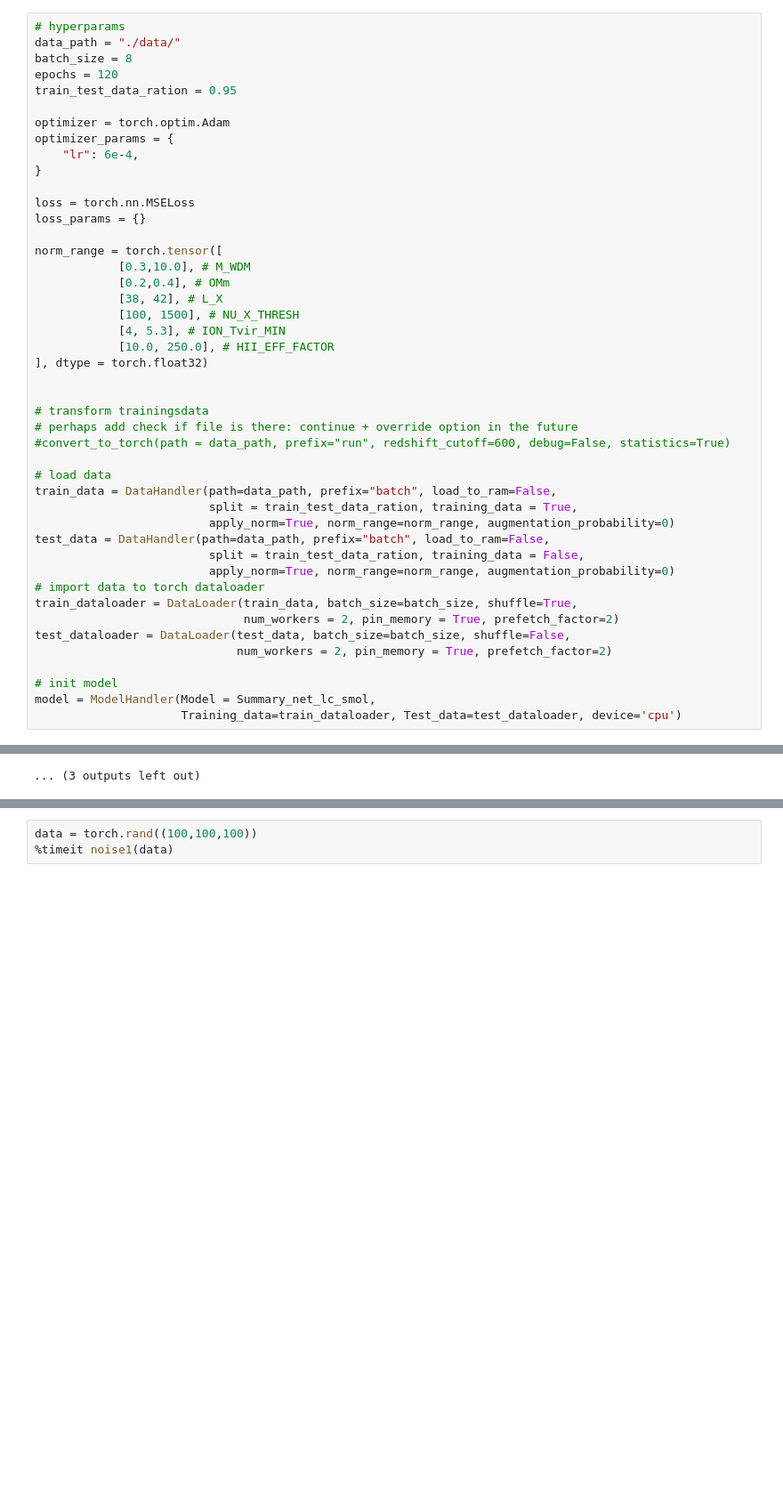
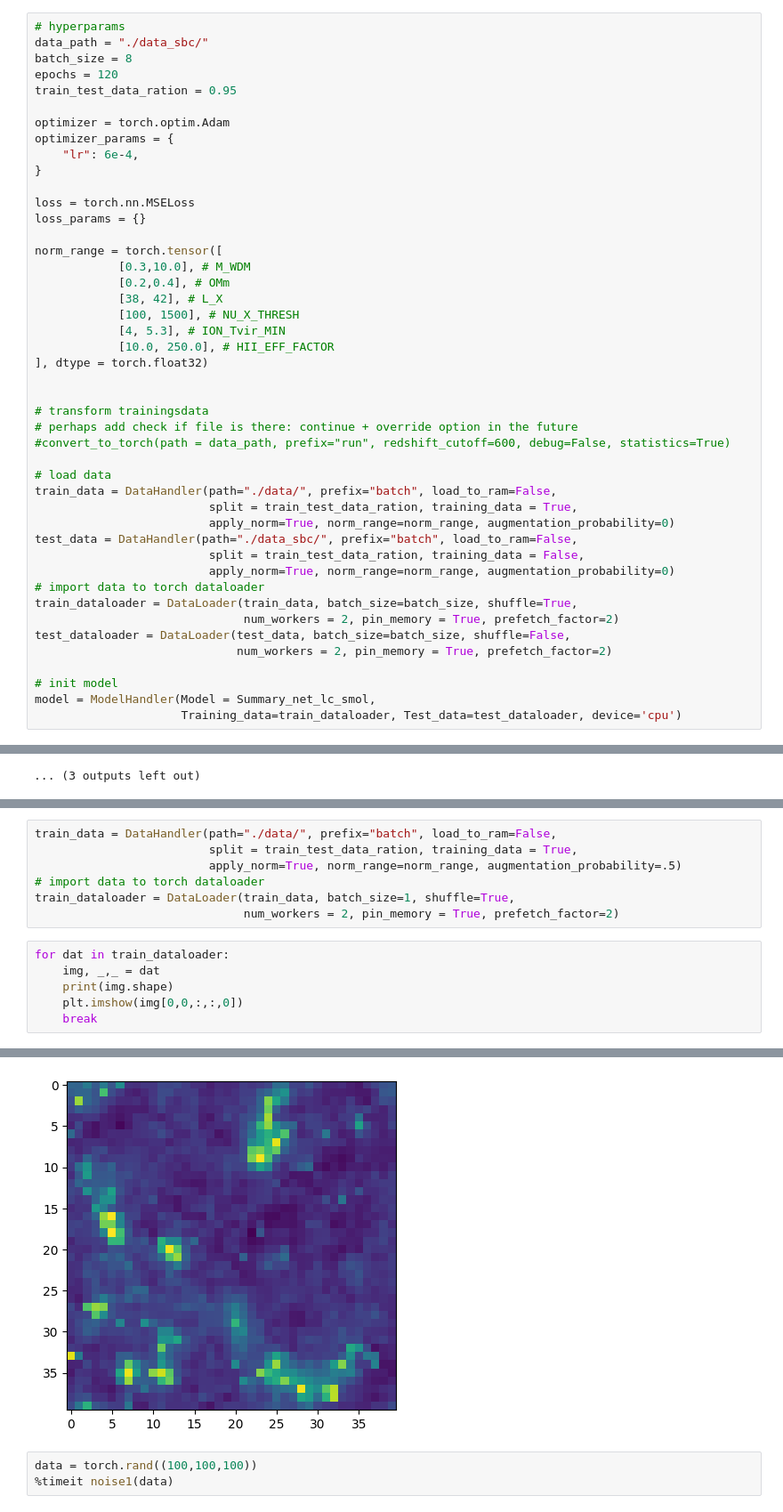
Before and after one commit to astro-ML/21cm-sbi, a Jupyter notebook: runner.ipynb, the cells around one changed output, grey strips where cells are left out. Shown at 89% size. Cells and saved outputs as stored; diff of their text form; blank space fills up the shorter version.

```diff
--- a/runner.ipynb
+++ b/runner.ipynb
@@ -12,6 +12,6 @@ Using cuda device
 # %%
 # hyperparams
-data_path = "./data/"
+data_path = "./data_sbc/"
 batch_size = 8
 epochs = 120
 train_test_data_ration = 0.95
@@ -39,10 +39,10 @@ norm_range = torch.tensor([
 #convert_to_torch(path = data_path, prefix="run", redshift_cutoff=600, debug=False, statistics=True)
 
 # load data
-train_data = DataHandler(path=data_path, prefix="batch", load_to_ram=False,
+train_data = DataHandler(path="./data/", prefix="batch", load_to_ram=False,
                          split = train_test_data_ration, training_data = True,
                          apply_norm=True, norm_range=norm_range, augmentation_probability=0)
-test_data = DataHandler(path=data_path, prefix="batch", load_to_ram=False,
+test_data = DataHandler(path="./data_sbc/", prefix="batch", load_to_ram=False,
                          split = train_test_data_ration, training_data = False,
                          apply_norm=True, norm_range=norm_range, augmentation_probability=0)
 # import data to torch dataloader
@@ -378,0 +340,14 @@ def noise2(data):
+# %%
+train_data = DataHandler(path="./data/", prefix="batch", load_to_ram=False,
+                         split = train_test_data_ration, training_data = True,
+                         apply_norm=True, norm_range=norm_range, augmentation_probability=.5)
+# import data to torch dataloader
+train_dataloader = DataLoader(train_data, batch_size=1, shuffle=True,
+                              num_workers = 2, pin_memory = True, prefetch_factor=2)
+# %%
+for dat in train_dataloader:
+    img, _,_ = dat
+    print(img.shape)
+    plt.imshow(img[0,0,:,:,0])
+    break
+# %% [output]
@@ -379,3 +355,4 @@ def noise2(data):
+[figure, added]
 # %%
 data = torch.rand((100,100,100))
 %timeit noise1(data)
```
Also changed, not shown: parts of 14 cells of this notebook, 5 other files.
